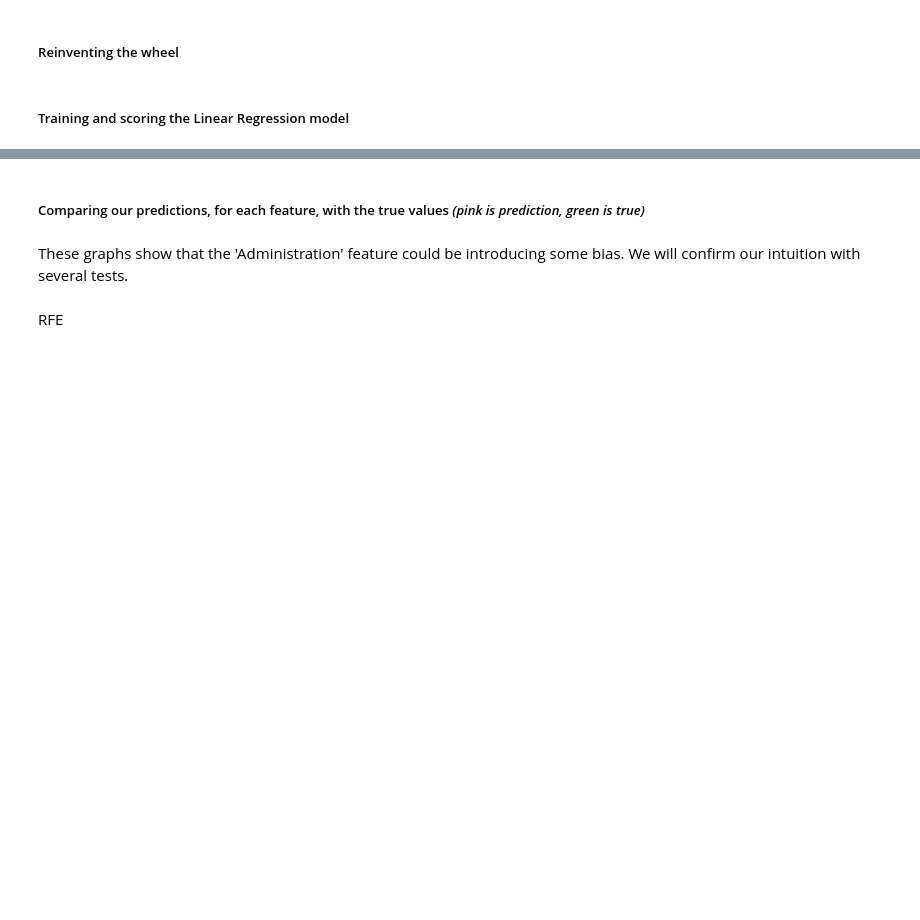
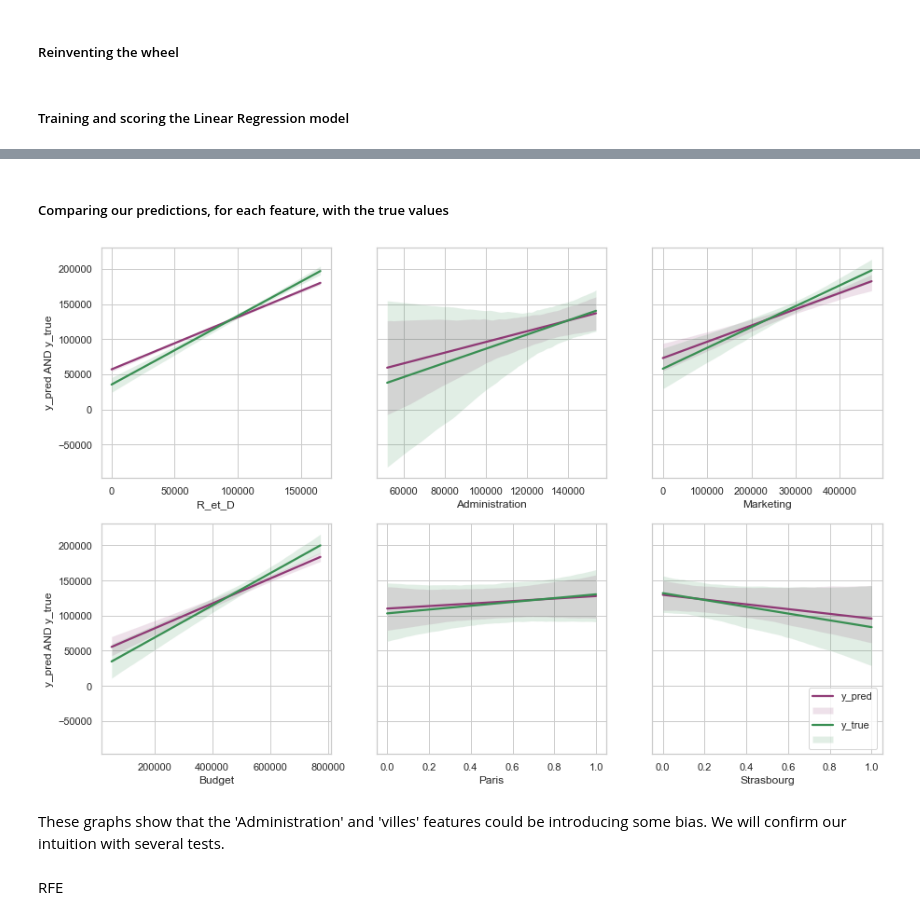
Before and after one commit to LeBonThib/SIMPLON_BPI_EDA, a Jupyter notebook: Linear_Regression.ipynb, the cells around one changed output, grey strips where cells are left out. Saved outputs shown, nothing was run; the diff lists cells and outputs as text; code cells hidden in the pictures; blank space fills up the shorter version.

```diff
--- a/Linear_Regression.ipynb
+++ b/Linear_Regression.ipynb
@@ -149,26 +234,36 @@ print(f"RMSE:\n{mean_squared_error(y_test, predictions)**(1/2)}")
 # %% [markdown]
-##### Comparing our predictions, for each feature, with the true values *(pink is prediction, green is true)*
+##### Comparing our predictions, for each feature, with the true values
 # %%
-fig, ax = PLT.subplots(1,4,figsize=(20,5), sharey=True)
-SNS.regplot(x="R_et_D",y="y_pred",data=res_df, ax=ax[0], color="#8F3975")
-SNS.regplot(x="R_et_D",y="y_true",data=res_df, ax=ax[0], color="#398F53")
-ax[0].set_ylabel("y_pred AND y_true")
+fig, ax = PLT.subplots(2,3,figsize=(15,10), sharey=True)
+SNS.regplot(x="R_et_D",y="y_pred",data=res_df, ax=ax[0,0], color="#8F3975", scatter=False)
+SNS.regplot(x="R_et_D",y="y_true",data=res_df, ax=ax[0,0], color="#398F53", scatter=False)
+ax[0,0].set_ylabel("y_pred AND y_true")
 
-SNS.regplot(x="Administration",y="y_pred",data=res_df, ax=ax[1], color="#8F3975")
-SNS.regplot(x="Administration",y="y_true",data=res_df, ax=ax[1], color="#398F53")
-ax[1].set_ylabel("")
+SNS.regplot(x="Administration",y="y_pred",data=res_df, ax=ax[0,1], color="#8F3975", scatter=False)
+SNS.regplot(x="Administration",y="y_true",data=res_df, ax=ax[0,1], color="#398F53", scatter=False)
+ax[0,1].set_ylabel("")
 
-SNS.regplot(x="Marketing",y="y_pred",data=res_df, ax=ax[2], color="#8F3975")
-SNS.regplot(x="Marketing",y="y_true",data=res_df, ax=ax[2], color="#398F53")
-ax[2].set_ylabel("")
+SNS.regplot(x="Marketing",y="y_pred",data=res_df, ax=ax[0,2], color="#8F3975", scatter=False)
+SNS.regplot(x="Marketing",y="y_true",data=res_df, ax=ax[0,2], color="#398F53", scatter=False)
+ax[0,2].set_ylabel("")
 
-SNS.regplot(x="Budget",y="y_pred",data=res_df, ax=ax[3], color="#8F3975")
-SNS.regplot(x="Budget",y="y_true",data=res_df, ax=ax[3], color="#398F53")
-ax[3].set_ylabel("")
+SNS.regplot(x="Budget",y="y_pred",data=res_df, ax=ax[1,0], color="#8F3975", scatter=False)
+SNS.regplot(x="Budget",y="y_true",data=res_df, ax=ax[1,0], color="#398F53", scatter=False)
+ax[1,0].set_ylabel("y_pred AND y_true")
+
+SNS.regplot(x="Paris",y="y_pred",data=res_df, ax=ax[1,1], color="#8F3975", scatter=False)
+SNS.regplot(x="Paris",y="y_true",data=res_df, ax=ax[1,1], color="#398F53", scatter=False)
+ax[1,1].set_ylabel("")
+
+SNS.regplot(x="Strasbourg",y="y_pred",data=res_df, ax=ax[1,2], color="#8F3975", scatter=False)
+SNS.regplot(x="Strasbourg",y="y_true",data=res_df, ax=ax[1,2], color="#398F53", scatter=False)
+ax[1,2].set_ylabel("")
+PLT.legend(labels=["y_pred","","y_true",""], loc=4)
 PLT.show()
+# %% [output]
+[figure, added]
 # %% [markdown]
-These graphs show that the 'Administration' feature could be introducing some bias.
-We will confirm our intuition with several tests.
+These graphs show that the 'Administration' and 'villes' features could be introducing some bias. We will confirm our intuition with several tests.
 # %% [markdown]
 RFE
 # %%
```
Also changed, not shown: parts of 30 cells of this notebook.
